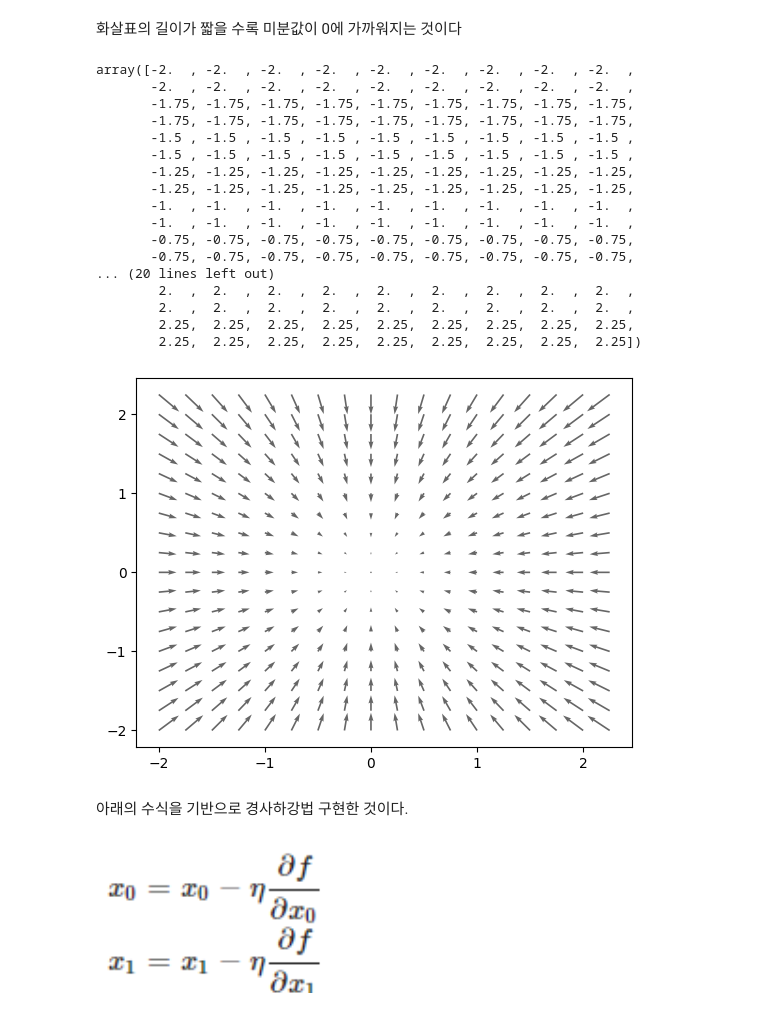
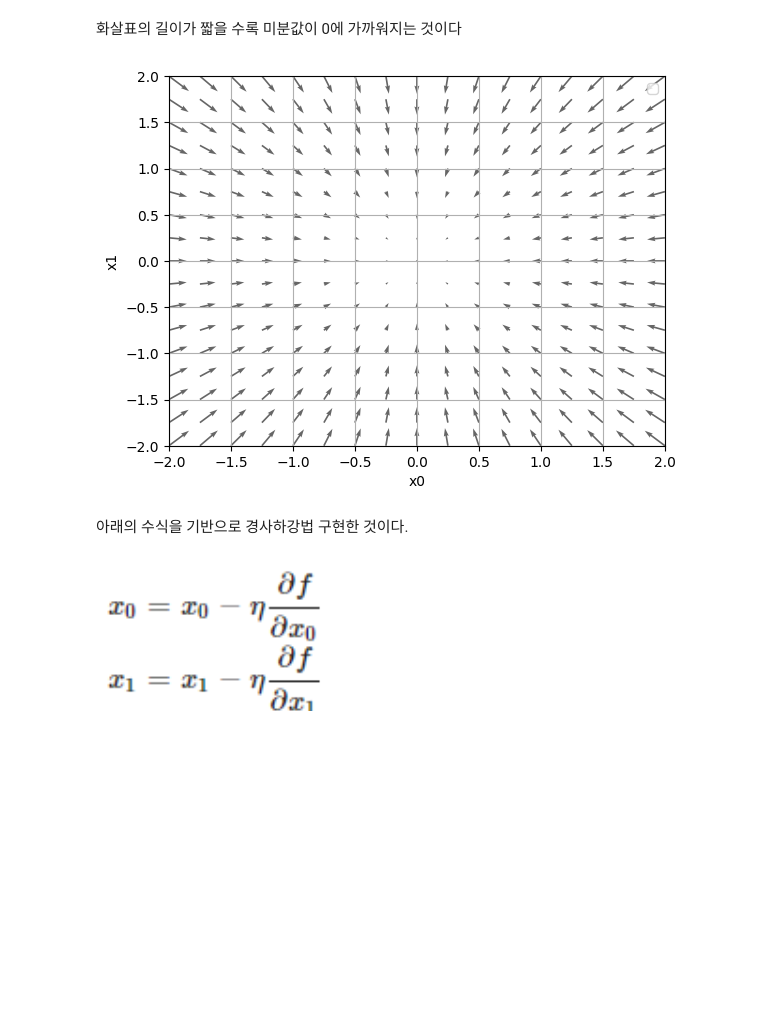
Before and after one commit to Jake0925/DeepLearning, a Jupyter notebook: 3_경사하강법GradientDescent.ipynb, the cells around one changed output. Saved outputs shown, nothing was run; the diff lists cells and outputs as text; code cells hidden in the pictures; blank space fills up the shorter version.

```diff
--- a/3_경사하강법GradientDescent.ipynb
+++ b/3_경사하강법GradientDescent.ipynb
@@ -222,59 +222,42 @@ def numerical_gradient(f, X):
         return grad
 
 
 # 제곱승
 def function_2(x):
     if x.ndim == 1:
         return np.sum(x**2)
     else:
         return np.sum(x**2, axis=1)
 
 
 def tangent_line(f, x):
     d = numerical_gradient(f, x)
     print(d)
     y = f(x) - d*x
     return lambda t: d*t + y
 
 x0 = np.arange(-2, 2.5, 0.25)
 x1 = np.arange(-2, 2.5, 0.25)
 X, Y = np.meshgrid(x0, x1)
 
 X = X.flatten() # X값을 1열 만든다
 Y = Y.flatten()
 
 
 grad = numerical_gradient(function_2, np.array([X, Y]) )
 
 plt.figure()
 plt.quiver(X, Y, -grad[0], -grad[1],  angles="xy",color="#666666")#,headwidth=10,scale=40,color="#444444") ,X,Y는 화살표의 출발좌표 grad[0], grad[1]는 화살표의 끝좌표
-# plt.xlim([-2, 2])
-# plt.ylim([-2, 2])
-# plt.xlabel('x0')
-# plt.ylabel('x1')
-# plt.grid()
-# plt.legend()
-# plt.draw()
-# plt.show()
+plt.xlim([-2, 2])
+plt.ylim([-2, 2])
+plt.xlabel('x0')
+plt.ylabel('x1')
+plt.grid()
+plt.legend()
+plt.draw()
+plt.show()
 # %% [output]
-array([-2.  , -2.  , -2.  , -2.  , -2.  , -2.  , -2.  , -2.  , -2.  ,
-       -2.  , -2.  , -2.  , -2.  , -2.  , -2.  , -2.  , -2.  , -2.  ,
-       -1.75, -1.75, -1.75, -1.75, -1.75, -1.75, -1.75, -1.75, -1.75,
-       -1.75, -1.75, -1.75, -1.75, -1.75, -1.75, -1.75, -1.75, -1.75,
-       -1.5 , -1.5 , -1.5 , -1.5 , -1.5 , -1.5 , -1.5 , -1.5 , -1.5 ,
-       -1.5 , -1.5 , -1.5 , -1.5 , -1.5 , -1.5 , -1.5 , -1.5 , -1.5 ,
-       -1.25, -1.25, -1.25, -1.25, -1.25, -1.25, -1.25, -1.25, -1.25,
-       -1.25, -1.25, -1.25, -1.25, -1.25, -1.25, -1.25, -1.25, -1.25,
-       -1.  , -1.  , -1.  , -1.  , -1.  , -1.  , -1.  , -1.  , -1.  ,
-       -1.  , -1.  , -1.  , -1.  , -1.  , -1.  , -1.  , -1.  , -1.  ,
-       -0.75, -0.75, -0.75, -0.75, -0.75, -0.75, -0.75, -0.75, -0.75,
-       -0.75, -0.75, -0.75, -0.75, -0.75, -0.75, -0.75, -0.75, -0.75,
-... (20 lines left out)
-        2.  ,  2.  ,  2.  ,  2.  ,  2.  ,  2.  ,  2.  ,  2.  ,  2.  ,
-        2.  ,  2.  ,  2.  ,  2.  ,  2.  ,  2.  ,  2.  ,  2.  ,  2.  ,
-        2.25,  2.25,  2.25,  2.25,  2.25,  2.25,  2.25,  2.25,  2.25,
-        2.25,  2.25,  2.25,  2.25,  2.25,  2.25,  2.25,  2.25,  2.25])
-[figure, old version]
+[figure, new version]
 # %% [markdown]
 아래의 수식을 기반으로 경사하강법 구현한 것이다.
 
```
